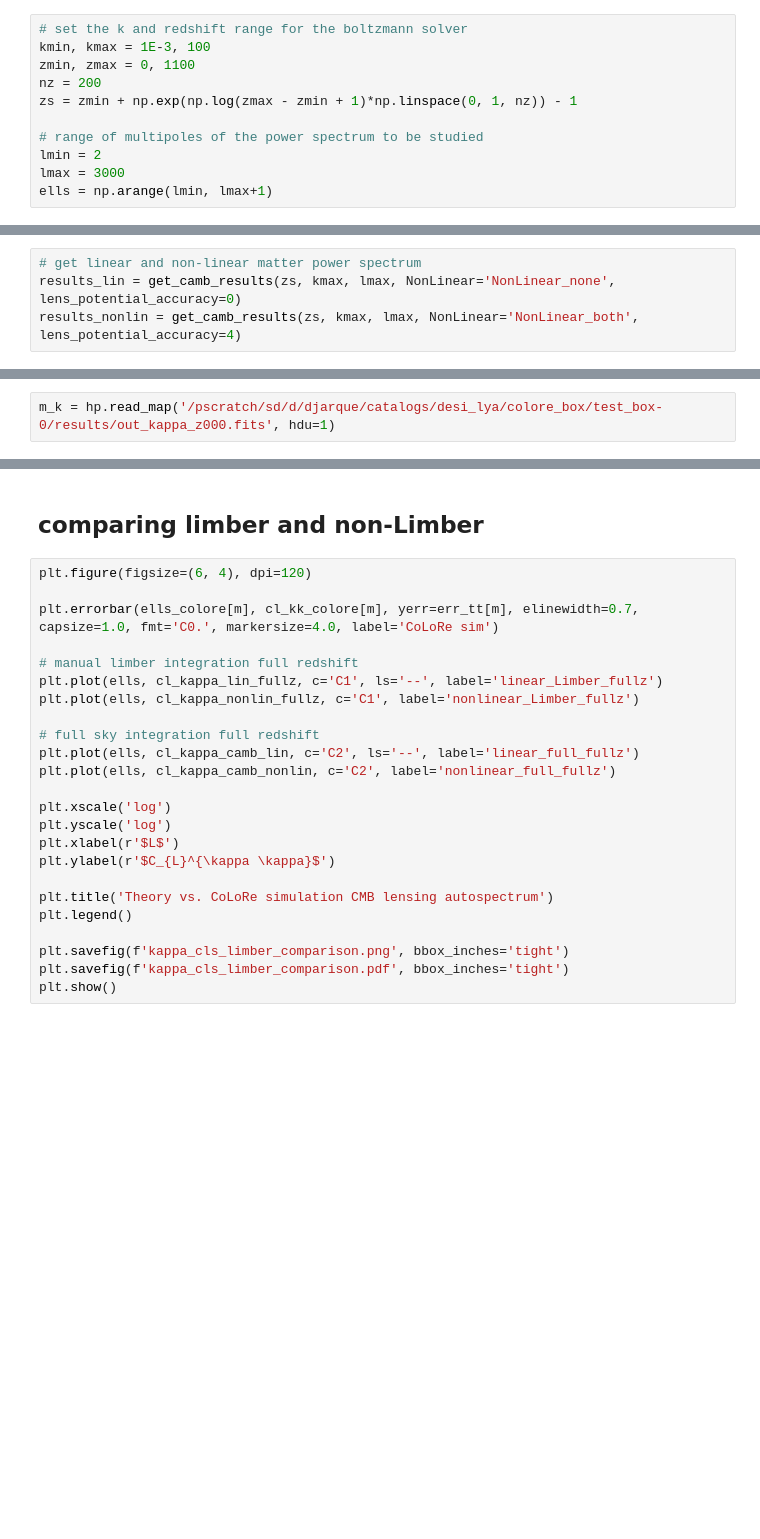
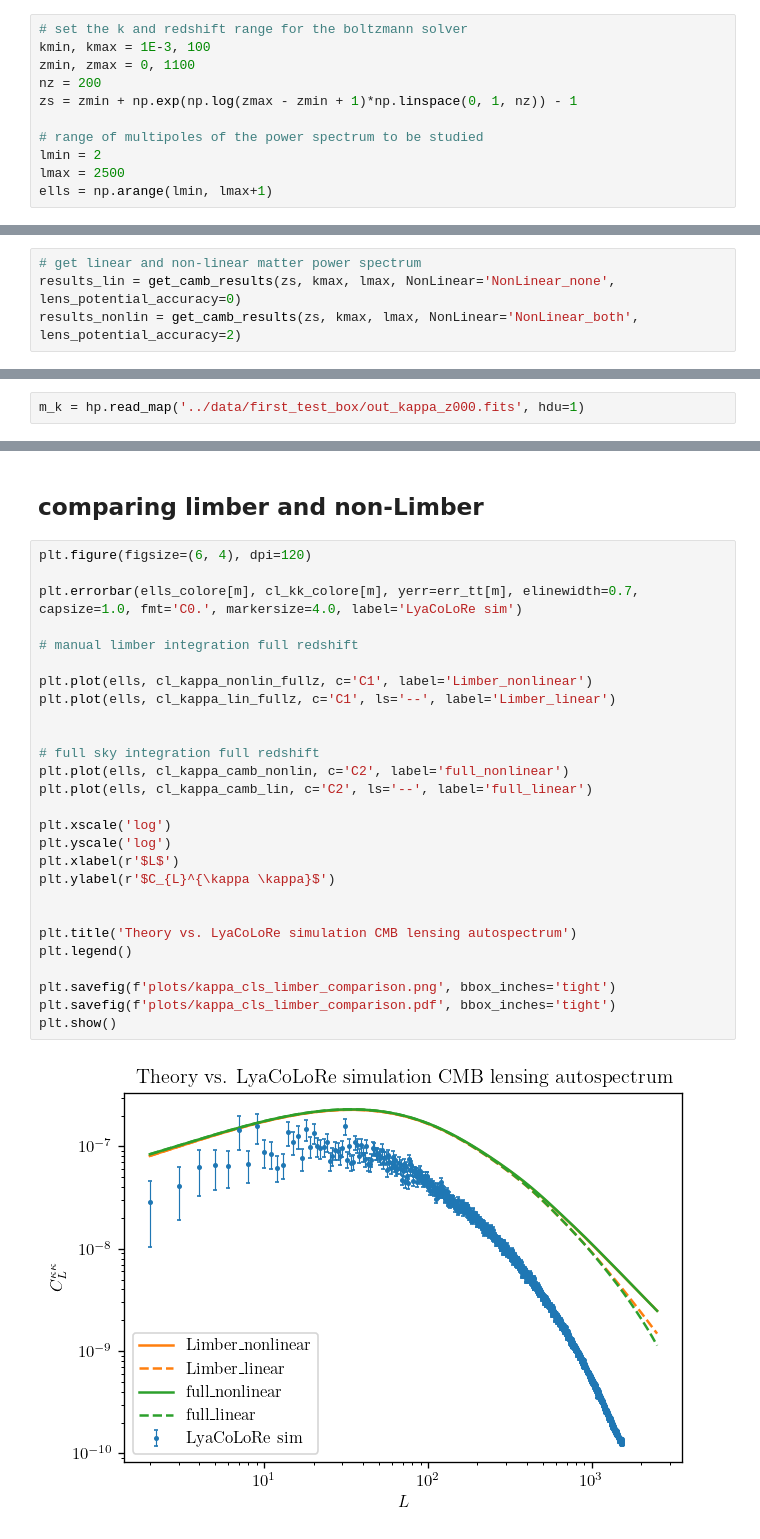
Before and after one commit to dljarque/LSST_CMBlensing_forecast, a Jupyter notebook: notebooks/cmb_lensing_auto.ipynb, the cells around one changed output, grey strips where cells are left out. Saved outputs shown, nothing was run; the diff lists cells and outputs as text; blank space fills up the shorter version.

Commit message:
cmb lensing_auto.ipynb update

```diff
--- a/notebooks/cmb_lensing_auto.ipynb
+++ b/notebooks/cmb_lensing_auto.ipynb
@@ -30,7 +30,7 @@ zs = zmin + np.exp(np.log(zmax - zmin + 1)*np.linspace(0, 1, nz)) - 1
 
 # range of multipoles of the power spectrum to be studied
 lmin = 2
-lmax = 3000
+lmax = 2500
 ells = np.arange(lmin, lmax+1)
 # %%
 def get_camb_results(zs, kmax, lmax, NonLinear, lens_potential_accuracy):
@@ -83,7 +83,7 @@ def get_camb_results(zs, kmax, lmax, NonLinear, lens_potential_accuracy):
 # %%
 # get linear and non-linear matter power spectrum
 results_lin = get_camb_results(zs, kmax, lmax, NonLinear='NonLinear_none', lens_potential_accuracy=0)
-results_nonlin = get_camb_results(zs, kmax, lmax, NonLinear='NonLinear_both', lens_potential_accuracy=4)
+results_nonlin = get_camb_results(zs, kmax, lmax, NonLinear='NonLinear_both', lens_potential_accuracy=2)
 # %% [output]
 Note: redshifts have been re-sorted (earliest first)
 Note: redshifts have been re-sorted (earliest first)
@@ -176,4 +172,4 @@ cl_kappa_camb_nonlin *= ((ells * (ells + 1.0)) / 2) ** 2 # converting cls_potent
 # %% [markdown]
 # CoLoRe simulation $C_{\ell}$
 # %%
-m_k = hp.read_map('/pscratch/sd/d/djarque/catalogs/desi_lya/colore_box/test_box-0/results/out_kappa_z000.fits', hdu=1)
+m_k = hp.read_map('../data/first_test_box/out_kappa_z000.fits', hdu=1)
@@ -225,24 +217,29 @@ plt.show()
 # %%
 plt.figure(figsize=(6, 4), dpi=120)
 
-plt.errorbar(ells_colore[m], cl_kk_colore[m], yerr=err_tt[m], elinewidth=0.7, capsize=1.0, fmt='C0.', markersize=4.0, label='CoLoRe sim')
+plt.errorbar(ells_colore[m], cl_kk_colore[m], yerr=err_tt[m], elinewidth=0.7, capsize=1.0, fmt='C0.', markersize=4.0, label='LyaCoLoRe sim')
 
 # manual limber integration full redshift
-plt.plot(ells, cl_kappa_lin_fullz, c='C1', ls='--', label='linear_Limber_fullz')
-plt.plot(ells, cl_kappa_nonlin_fullz, c='C1', label='nonlinear_Limber_fullz')
+
+plt.plot(ells, cl_kappa_nonlin_fullz, c='C1', label='Limber_nonlinear')
+plt.plot(ells, cl_kappa_lin_fullz, c='C1', ls='--', label='Limber_linear')
+
 
 # full sky integration full redshift
-plt.plot(ells, cl_kappa_camb_lin, c='C2', ls='--', label='linear_full_fullz')
-plt.plot(ells, cl_kappa_camb_nonlin, c='C2', label='nonlinear_full_fullz')
+plt.plot(ells, cl_kappa_camb_nonlin, c='C2', label='full_nonlinear')
+plt.plot(ells, cl_kappa_camb_lin, c='C2', ls='--', label='full_linear')
 
 plt.xscale('log')
 plt.yscale('log')
 plt.xlabel(r'$L$')
 plt.ylabel(r'$C_{L}^{\kappa \kappa}$')
 
-plt.title('Theory vs. CoLoRe simulation CMB lensing autospectrum')
+
+plt.title('Theory vs. LyaCoLoRe simulation CMB lensing autospectrum')
 plt.legend()
 
-plt.savefig(f'kappa_cls_limber_comparison.png', bbox_inches='tight')
-plt.savefig(f'kappa_cls_limber_comparison.pdf', bbox_inches='tight')
+plt.savefig(f'plots/kappa_cls_limber_comparison.png', bbox_inches='tight')
+plt.savefig(f'plots/kappa_cls_limber_comparison.pdf', bbox_inches='tight')
 plt.show()
+# %% [output]
+[figure, added]
```
Also changed, not shown: parts of 7 cells of this notebook, 4 other files.
